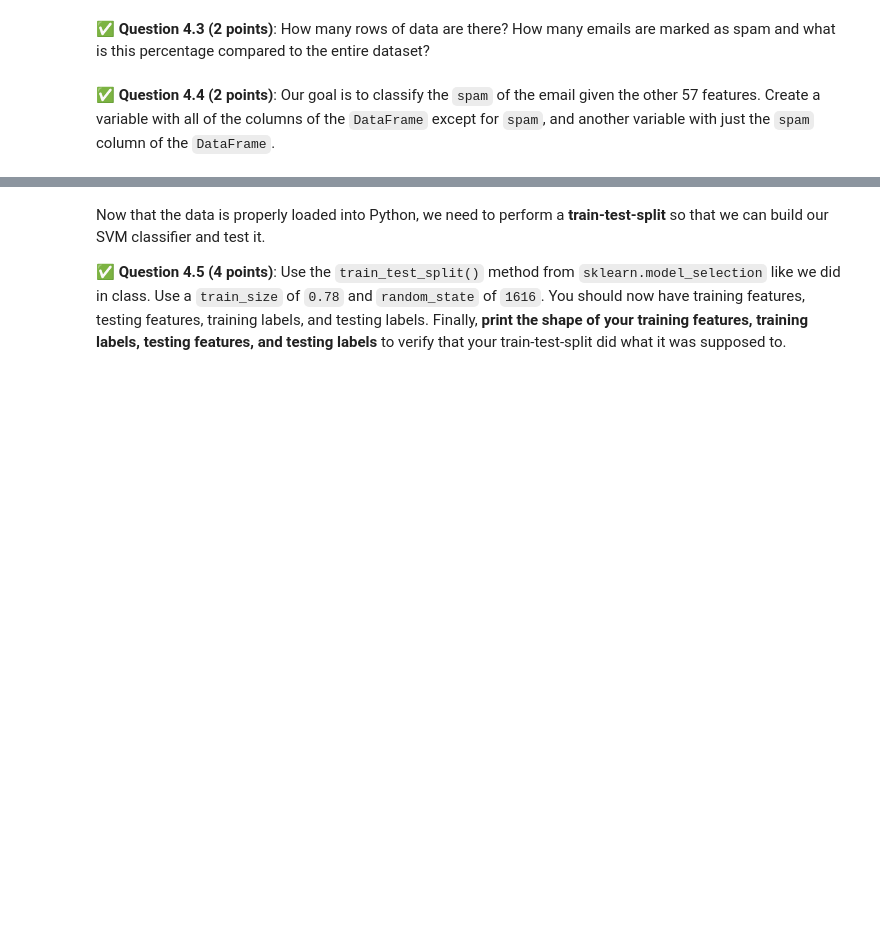
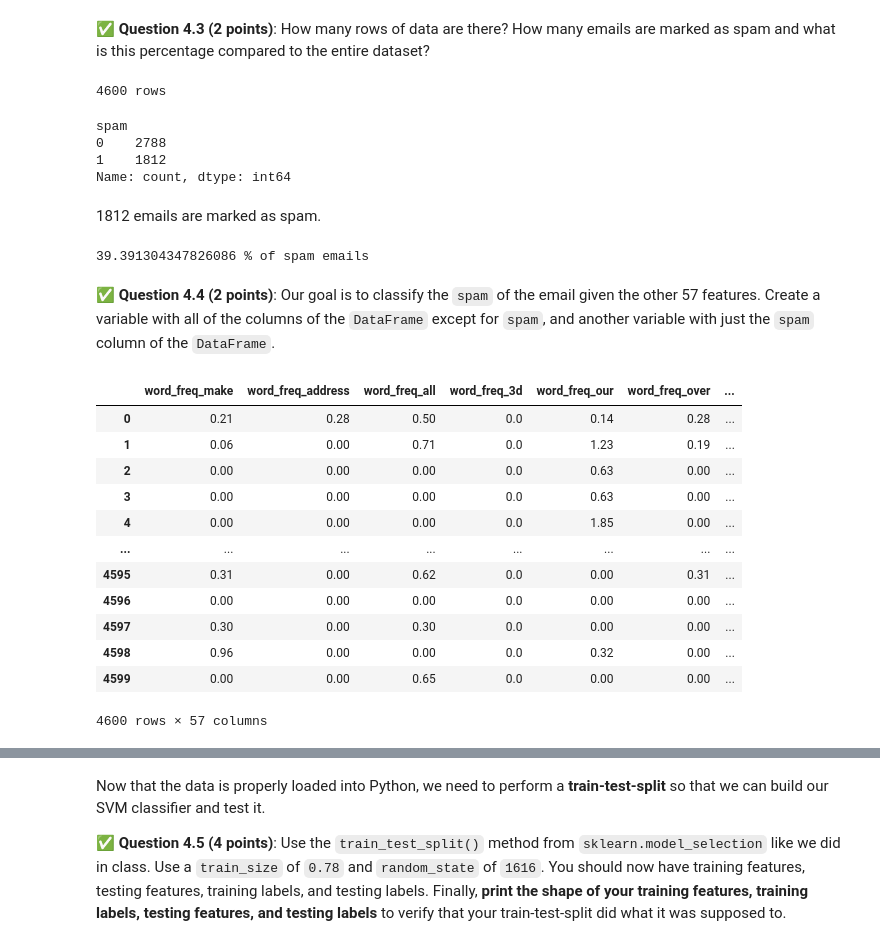
Before and after one commit to JakeRoll04/CMSE202-f25-turnin, a Jupyter notebook: final/CMSE202-Final-SS25-Section001-Jake Roll.ipynb, the cells around one changed output, grey strips where cells are left out. Cells and saved outputs as stored; diff of their text form; code cells hidden in the pictures; blank space fills up the shorter version.

```diff
--- a/final/CMSE202-Final-SS25-Section001-Jake Roll.ipynb
+++ b/final/CMSE202-Final-SS25-Section001-Jake Roll.ipynb
@@ -300,3 +300,5 @@ To get started, download the `spambasedata.csv` file from the link below (or D2L
 &#9989; **Question 4.1 (2 points)**: Read in the `spambase.csv` dataset into a `Pandas` `DataFrame` and display the first few rows.
 # %%
 ### Put your code for Question 4.1 here
+spambase = pd.read_csv('spambasedata.csv')
+spambase.head()
@@ -316,3 +326,6 @@ column_names = ["word_freq_make", "word_freq_address", "word_freq_all", "word_fr
                       "word_freq_edu", "word_freq_table", "word_freq_conference", "char_freq_;", "char_freq_(",
                       "char_freq_[", "char_freq_!", "char_freq_$", "char_freq_hash", "capital_run_length_average",
                       "capital_run_length_longest", "capital_run_length_total", "spam"]
+
+spambase.columns = column_names
+spambase.head()
@@ -320,7 +341,42 @@ column_names = ["word_freq_make", "word_freq_address", "word_freq_all", "word_fr
 &#9989; **Question 4.3 (2 points)**: How many rows of data are there? How many emails are marked as spam and what is this percentage compared to the entire dataset?
 # %%
 ### Put your work and answer to Question 4.3 here
+print(len(spambase), 'rows')
+# %% [output]
+4600 rows
+# %%
+spambase['spam'].value_counts()
+# %% [output]
+spam
+0    2788
+1    1812
+Name: count, dtype: int64
+# %% [markdown]
+1812 emails are marked as spam.
+# %%
+# number of spam emails divided by total rows = spam %
+print(1812/4600 * 100, '% of spam emails')
+# %% [output]
+39.391304347826086 % of spam emails
 # %% [markdown]
 &#9989; **Question 4.4 (2 points)**: Our goal is to classify the `spam` of the email given the other 57 features. Create a variable with all of the columns of the `DataFrame` except for `spam`,  and another variable with just the `spam` column of the `DataFrame`.
 # %%
 ### Put your code for Question 4.4 here
+X = spambase.drop(columns = ['spam'])
+y = spambase['spam']
+# %%
+X
+# %% [output]
+|  | word_freq_make | word_freq_address | word_freq_all | word_freq_3d | word_freq_our | word_freq_over | ... |
+| 0 | 0.21 | 0.28 | 0.50 | 0.0 | 0.14 | 0.28 | ... |
+| 1 | 0.06 | 0.00 | 0.71 | 0.0 | 1.23 | 0.19 | ... |
+| 2 | 0.00 | 0.00 | 0.00 | 0.0 | 0.63 | 0.00 | ... |
+| 3 | 0.00 | 0.00 | 0.00 | 0.0 | 0.63 | 0.00 | ... |
+| 4 | 0.00 | 0.00 | 0.00 | 0.0 | 1.85 | 0.00 | ... |
+| ... | ... | ... | ... | ... | ... | ... | ... |
+| 4595 | 0.31 | 0.00 | 0.62 | 0.0 | 0.00 | 0.31 | ... |
+| 4596 | 0.00 | 0.00 | 0.00 | 0.0 | 0.00 | 0.00 | ... |
+| 4597 | 0.30 | 0.00 | 0.30 | 0.0 | 0.00 | 0.00 | ... |
+| 4598 | 0.96 | 0.00 | 0.00 | 0.0 | 0.32 | 0.00 | ... |
+| 4599 | 0.00 | 0.00 | 0.65 | 0.0 | 0.00 | 0.00 | ... |
+4600 rows × 57 columns
```
Also changed, not shown: parts of 20 cells of this notebook.
